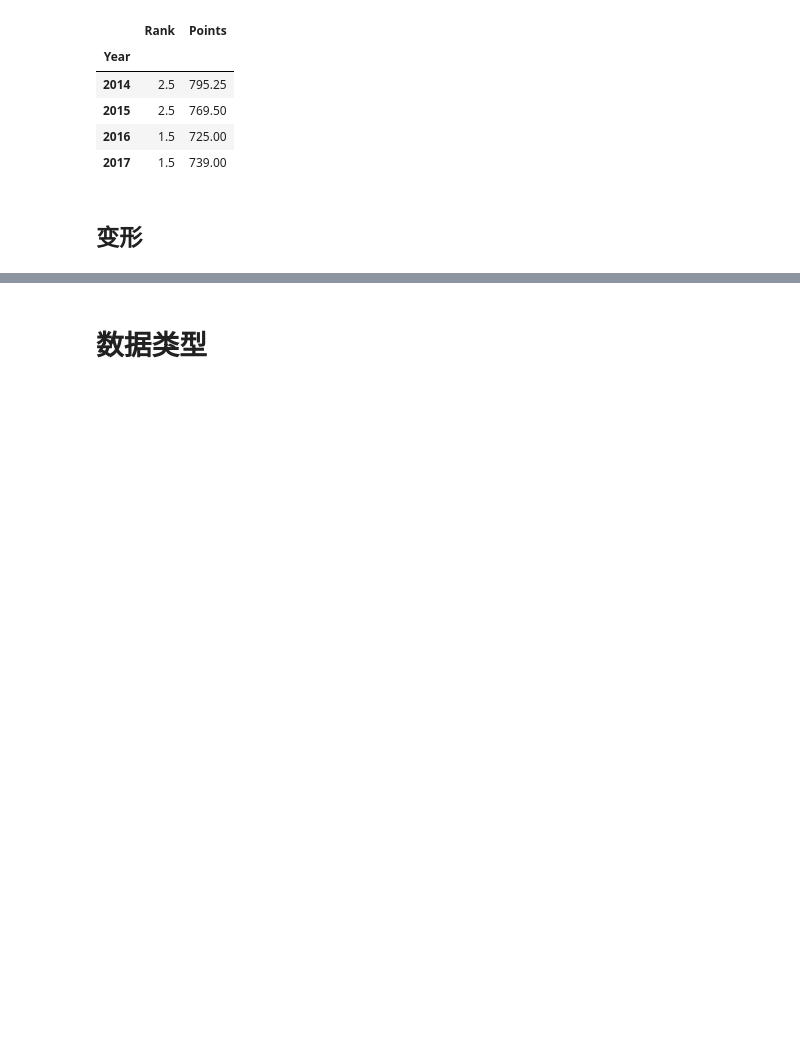
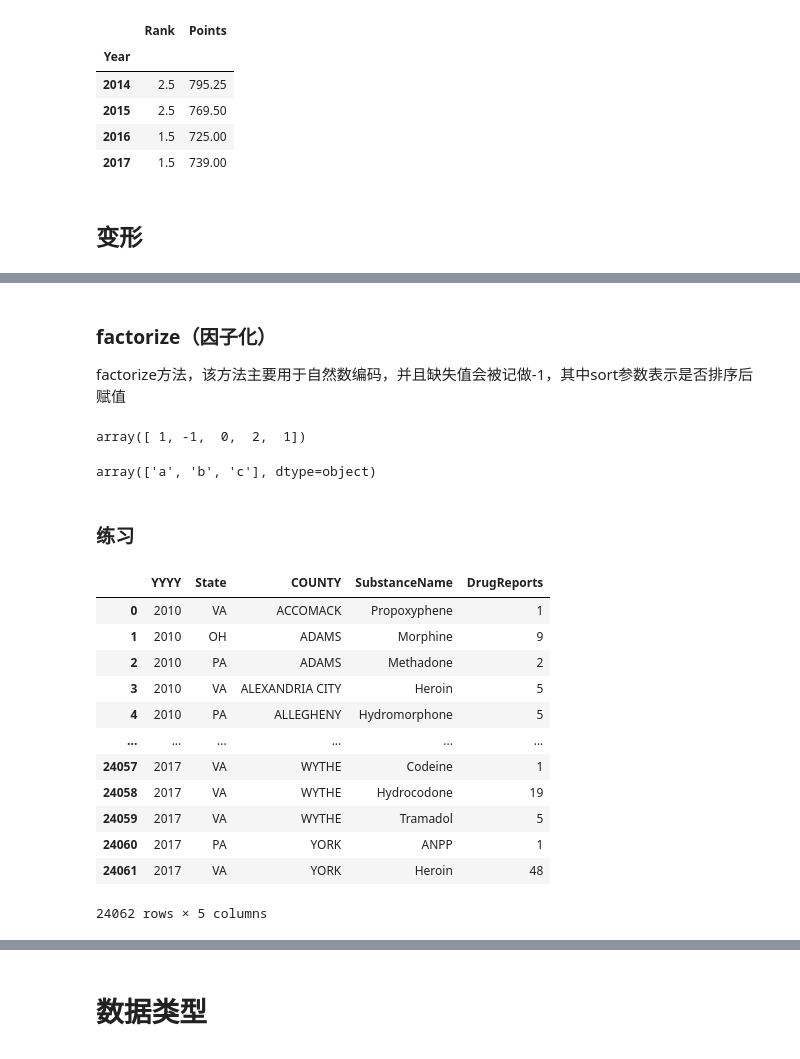
Before and after one commit to maoweixy/AI, a Jupyter notebook: Snippet/Pandas_Snippet.ipynb, the cells around one changed output, grey strips where cells are left out. Saved outputs shown, nothing was run; the diff lists cells and outputs as text; code cells hidden in the pictures; blank space fills up the shorter version.

```diff
--- a/Snippet/Pandas_Snippet.ipynb
+++ b/Snippet/Pandas_Snippet.ipynb
@@ -841,0 +1040,29 @@ group_year[['Rank','Points']].apply(lambda x:x.mean())
+# %% [markdown]
+### factorize（因子化）
+factorize方法，该方法主要用于自然数编码，并且缺失值会被记做-1，其中sort参数表示是否排序后赋值
+# %%
+codes, uniques = pd.factorize(['b', None, 'a', 'c', 'b'], sort=True)
+codes
+uniques
+# %% [output]
+array([ 1, -1,  0,  2,  1])
+array(['a', 'b', 'c'], dtype=object)
+# %% [markdown]
+### 练习
+# %%
+df = pd.read_csv('data/Drugs.csv')
+df
+# %% [output]
+|  | YYYY | State | COUNTY | SubstanceName | DrugReports |
+| 0 | 2010 | VA | ACCOMACK | Propoxyphene | 1 |
+| 1 | 2010 | OH | ADAMS | Morphine | 9 |
+| 2 | 2010 | PA | ADAMS | Methadone | 2 |
+| 3 | 2010 | VA | ALEXANDRIA CITY | Heroin | 5 |
+| 4 | 2010 | PA | ALLEGHENY | Hydromorphone | 5 |
+| ... | ... | ... | ... | ... | ... |
+| 24057 | 2017 | VA | WYTHE | Codeine | 1 |
+| 24058 | 2017 | VA | WYTHE | Hydrocodone | 19 |
+| 24059 | 2017 | VA | WYTHE | Tramadol | 5 |
+| 24060 | 2017 | PA | YORK | ANPP | 1 |
+| 24061 | 2017 | VA | YORK | Heroin | 48 |
+24062 rows × 5 columns
```
Also changed, not shown: parts of 16 cells of this notebook.
